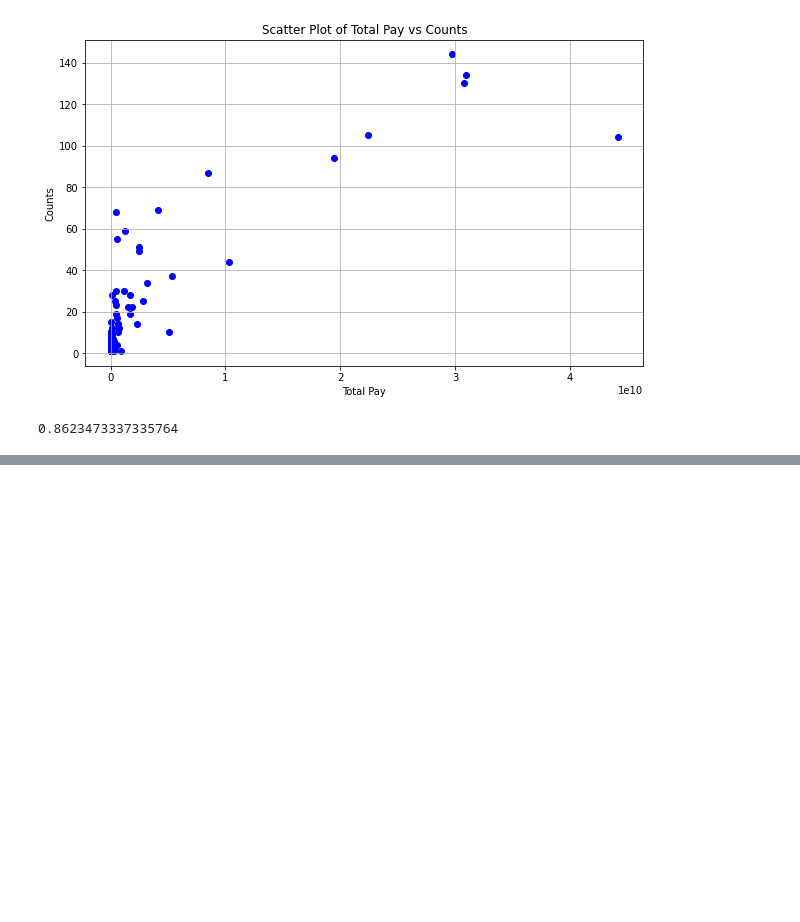
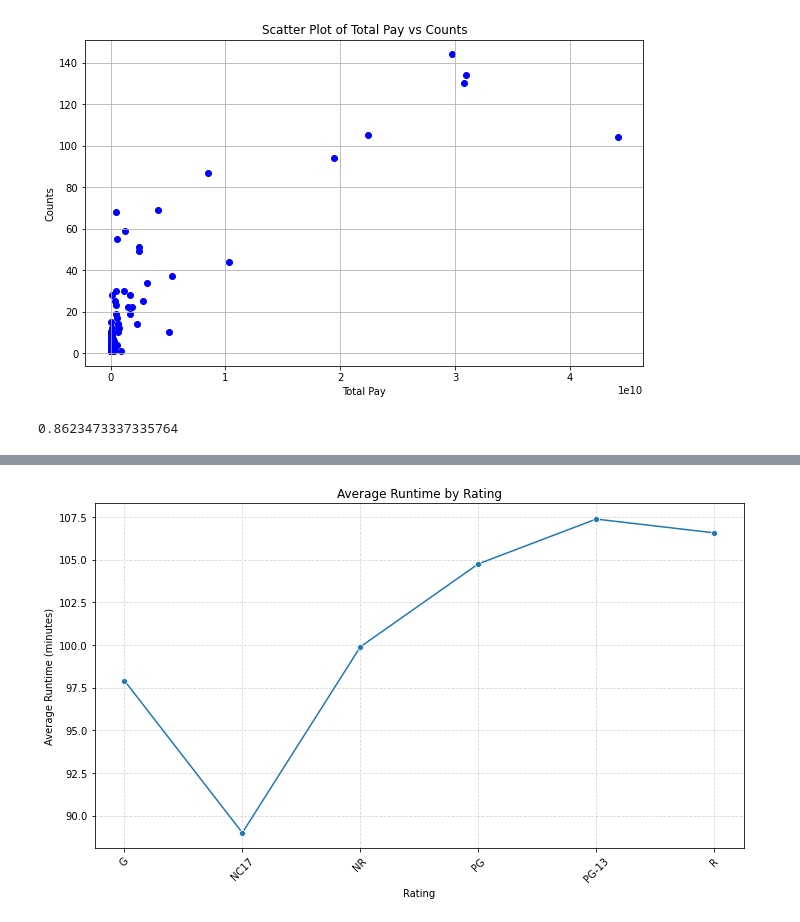
Before and after one commit to Iankip8/dsc-phase-1-project-v2-4, a Jupyter notebook: student.ipynb, the cells around one changed output, grey strips where cells are left out. Saved outputs shown, nothing was run; the diff lists cells and outputs as text; code cells hidden in the pictures; blank space fills up the shorter version.

```diff
--- a/student.ipynb
+++ b/student.ipynb
@@ -615,0 +794,16 @@ Therefore, while a positive correlation of 0.86234 provides valuable insights in
+# %%
+# Grouping data by 'rating' and calculating the average 'runtime'
+average_runtimes = rotten_tomatoes_df.groupby('rating')['runtime'].mean().reset_index()
+
+# Plotting the line plot
+plt.figure(figsize=(10, 6))
+sns.lineplot(data=average_runtimes, x='rating', y='runtime', marker='o', linestyle='-')
+plt.title('Average Runtime by Rating')
+plt.xlabel('Rating')
+plt.ylabel('Average Runtime (minutes)')
+plt.grid(True, linestyle='--', alpha=0.5)
+plt.xticks(rotation=45)  # Rotate x-axis labels for better readability
+plt.tight_layout()
+plt.show()
+# %% [output]
+[figure, added]
```
Also changed, not shown: parts of 31 cells of this notebook.
